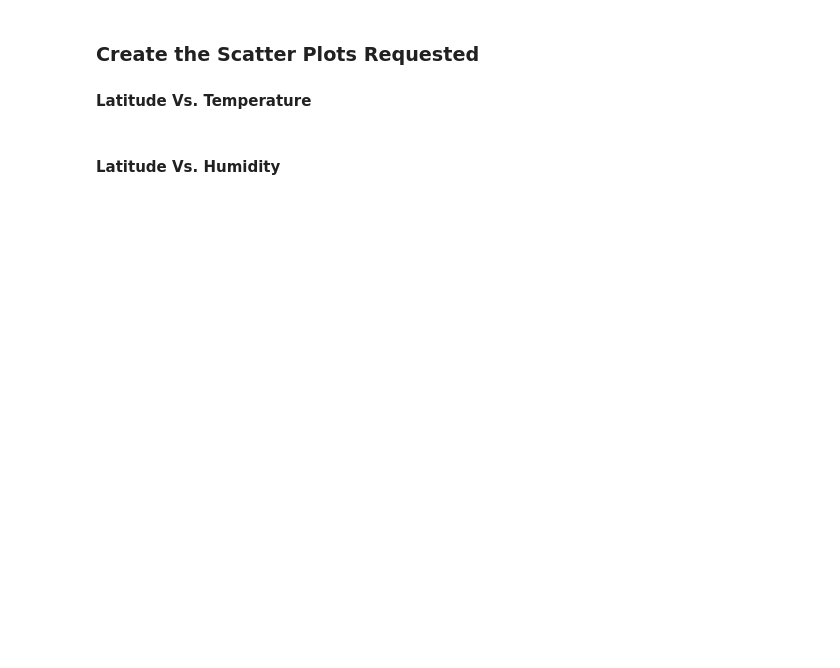
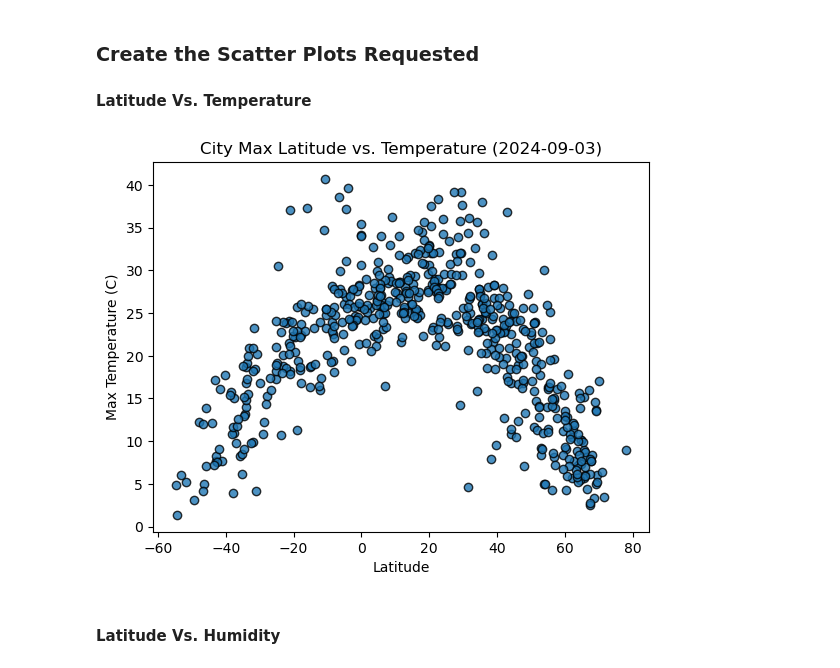
Before and after one commit to JordanCB0814/API-challenge, a Jupyter notebook: WeatherPy.ipynb, the cells around one changed output. Drawn from its saved outputs; the diff is of its cells as text; code cells hidden in the pictures; blank space fills up the shorter version.

```diff
--- a/WeatherPy.ipynb
+++ b/WeatherPy.ipynb
@@ -183,16 +222,28 @@ city_data_df.head()
 #### Latitude Vs. Temperature
 # %%
 # Build scatter plot for latitude vs. temperature
-# YOUR CODE HERE
-
+plt.scatter(
+    city_data_df["Lat"],
+    city_data_df["Max Temp"],
+    edgecolor="black",
+    linewidths=1,
+    marker="o",
+    alpha=0.8,
+    label="Cities"
+)
 # Incorporate the other graph properties
-# YOUR CODE HERE
+date = time.strftime("%Y-%m-%d")
+plt.title(f"City Max Latitude vs. Temperature ({date})")
+plt.xlabel("Latitude")
+plt.ylabel("Max Temperature (C)")
 
 # Save the figure
 plt.savefig("output_data/Fig1.png")
 
 # Show plot
 plt.show()
+# %% [output]
+[figure, added]
 # %% [markdown]
 #### Latitude Vs. Humidity
 # %%
```
Also changed, not shown: parts of 31 cells of this notebook, 5 other files.
